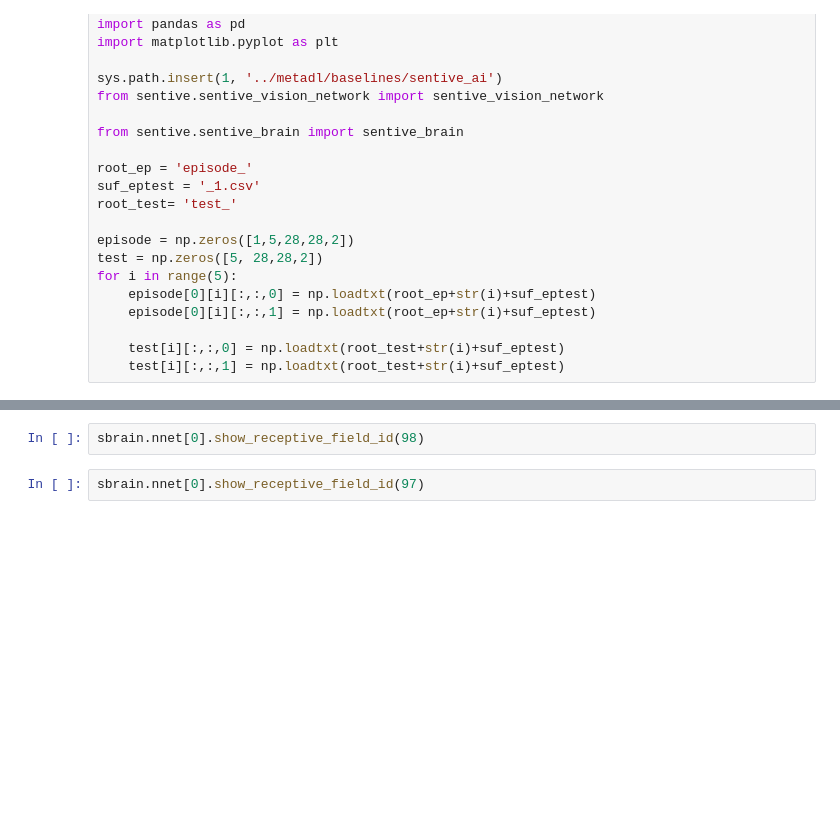
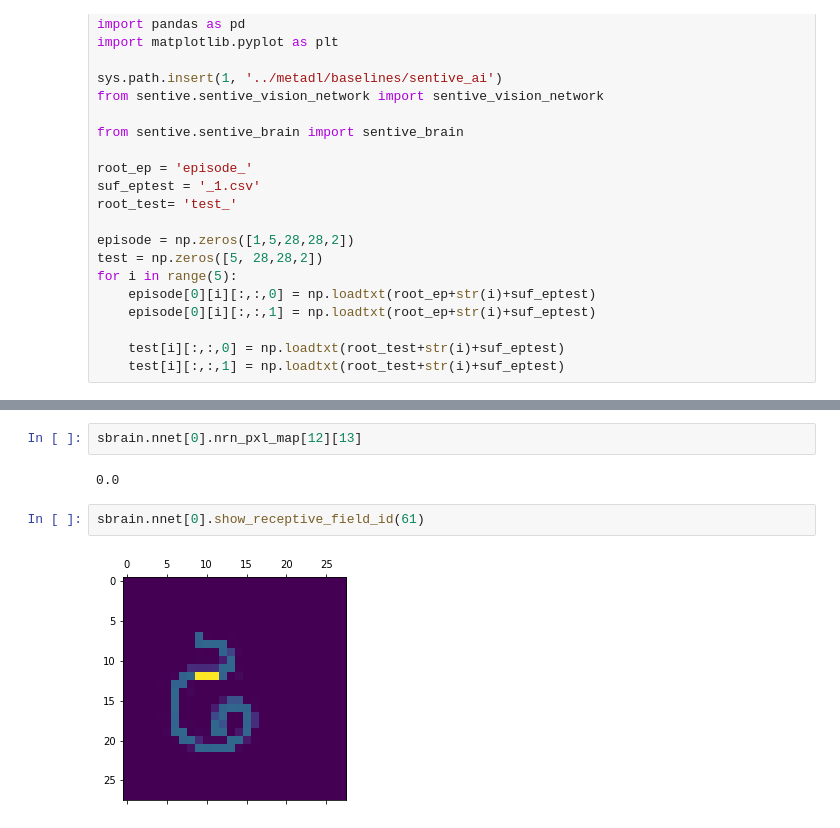
Before and after one commit to oliviermanette/Sentive-One-Shot-Learning-Omniglot, a Jupyter notebook: sandbox metadl/projet article can dynamic neural network improve few shot learning.ipynb, the cells around one changed output, grey strips where cells are left out. Saved outputs shown, nothing was run; the diff lists cells and outputs as text; blank space fills up the shorter version.

```diff
--- a/sandbox metadl/projet article can dynamic neural network improve few shot learning.ipynb
+++ b/sandbox metadl/projet article can dynamic neural network improve few shot learning.ipynb
@@ -33,5 +76,9 @@ sbrain.nnet[0].nrn_tls.get_neuron_from_id(97)
 # %%
-sbrain.nnet[0].show_receptive_field_id(98)
+sbrain.nnet[0].nrn_pxl_map[12][13]
+# %% [output]
+0.0
 # %%
-sbrain.nnet[0].show_receptive_field_id(97)
+sbrain.nnet[0].show_receptive_field_id(61)
+# %% [output]
+[figure, added]
 # %%
```
Also changed, not shown: parts of 8 cells of this notebook, 3 other files.
